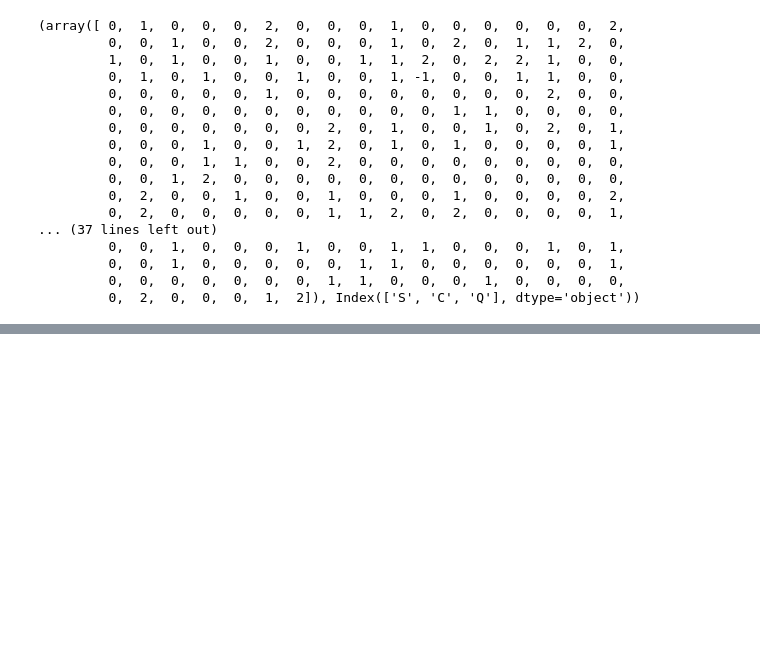
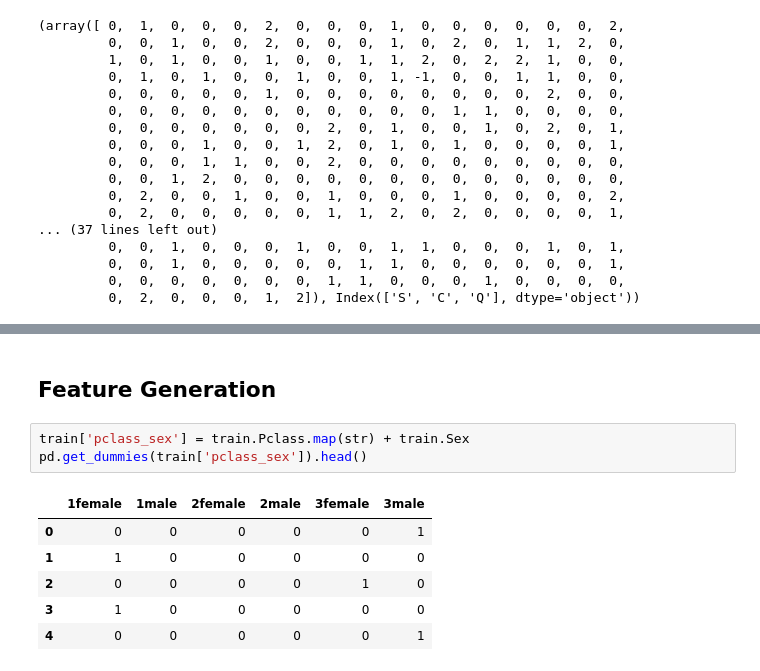
Before and after one commit to ambigus9/competitive-data-science, a Jupyter notebook: Week 1.ipynb, the cells around one changed output, grey strips where cells are left out. Cells and saved outputs as stored; diff of their text form; blank space fills up the shorter version.

```diff
--- a/Week 1.ipynb
+++ b/Week 1.ipynb
@@ -158,0 +188,12 @@ pd.factorize(train['Embarked'])
+# %% [markdown]
+## Feature Generation
+# %%
+train['pclass_sex'] = train.Pclass.map(str) + train.Sex
+pd.get_dummies(train['pclass_sex']).head()
+# %% [output]
+|  | 1female | 1male | 2female | 2male | 3female | 3male |
+| 0 | 0 | 0 | 0 | 0 | 0 | 1 |
+| 1 | 1 | 0 | 0 | 0 | 0 | 0 |
+| 2 | 0 | 0 | 0 | 0 | 1 | 0 |
+| 3 | 1 | 0 | 0 | 0 | 0 | 0 |
+| 4 | 0 | 0 | 0 | 0 | 0 | 1 |
```
Also changed, not shown: parts of 14 cells of this notebook.
